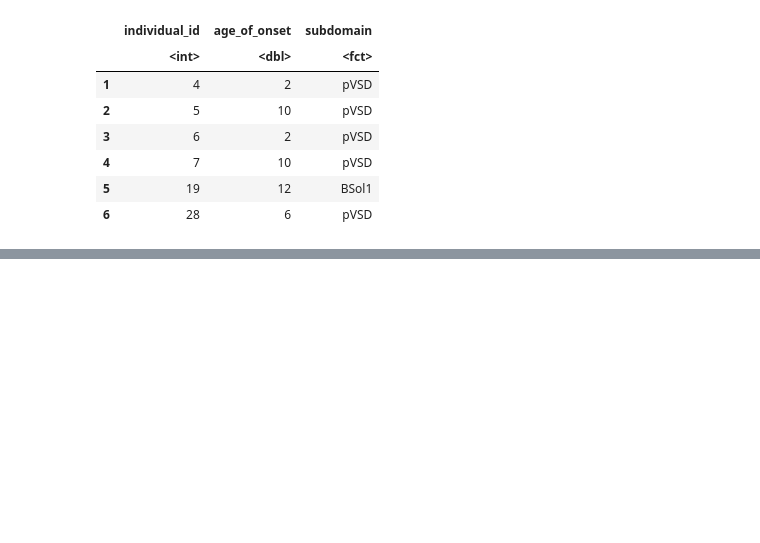
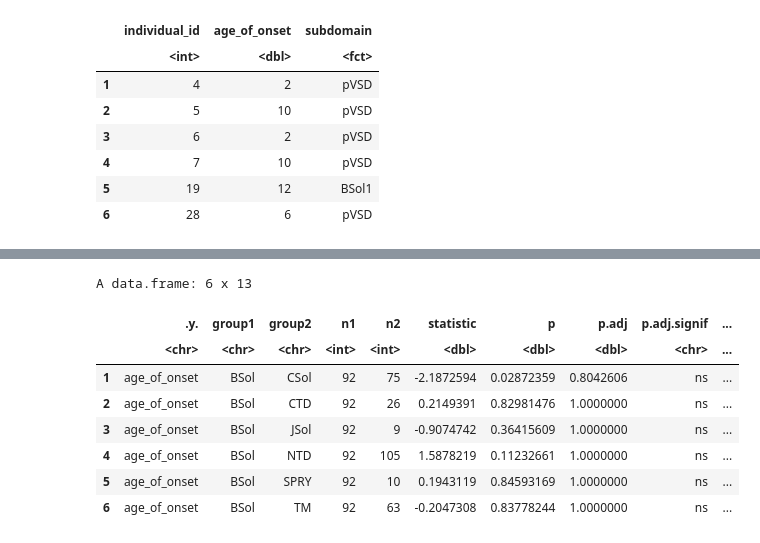
Before and after one commit to alexdaiii/cpvt_database_analysis, a Jupyter notebook: r_notebooks/analysis_2.r.ipynb, the cells around one changed output, grey strips where cells are left out. Cells and saved outputs as stored; diff of their text form; code cells hidden in the pictures; blank space fills up the shorter version.

```diff
--- a/r_notebooks/analysis_2.r.ipynb
+++ b/r_notebooks/analysis_2.r.ipynb
@@ -115,0 +243,46 @@ ERROR: Error: Grouping variable y must have exactly 2 levels.
+# %%
+domain_factors <- levels(domain_df$domain)
+c2_domain <- combn(domain_factors, 2, simplify = FALSE)
+d_domain <- dunn_test(age_of_onset ~ domain, data = domain_df, p.adjust.method = "bonferroni")
+
+# convert the dunn test results to a data frame
+d_domain_df <- as.data.frame(d_domain)
+# add columns, r_rank_biserial, CI, CI_low, CI_high
+d_domain_df$r_rank_biserial <- NA
+d_domain_df$CI <- NA
+d_domain_df$CI_low <- NA
+d_domain_df$CI_high <- NA
+
+
+for (i in seq_along(c2_domain)) {
+  domain1 <- c2_domain[[i]][1]
+  domain2 <- c2_domain[[i]][2]
+
+  # filter the data
+  x_domain <- domain_df[domain_df$domain == domain1, "age_of_onset", drop = FALSE]
+  y_domain <- domain_df[domain_df$domain == domain2, "age_of_onset", drop = FALSE]
+
+  # calculate the effect size
+  eff_size_domain <- rank_biserial(x = x_domain$age_of_onset, y = y_domain$age_of_onset)
+
+  # Store the effect size with the dunn test results
+  rows_to_update_domain <- d_domain_df$group1 == domain1 & d_domain_df$group2 == domain2 |
+    d_domain_df$group1 == domain2 & d_domain_df$group2 == domain1
+
+  d_domain_df[rows_to_update_domain, "r_rank_biserial"] <- eff_size_domain$r_rank_biserial
+  d_domain_df[rows_to_update_domain, "CI"] <- eff_size_domain$CI
+  d_domain_df[rows_to_update_domain, "CI_low"] <- eff_size_domain$CI_low
+  d_domain_df[rows_to_update_domain, "CI_high"] <- eff_size_domain$CI_high
+}
+
+head(d_domain_df)
+# %% [output]
+A data.frame: 6 x 13
+|  | .y. | group1 | group2 | n1 | n2 | statistic | p | p.adj | p.adj.signif | ... |
+|  | <chr> | <chr> | <chr> | <int> | <int> | <dbl> | <dbl> | <dbl> | <chr> | ... |
+| 1 | age_of_onset | BSol | CSol | 92 | 75 | -2.1872594 | 0.02872359 | 0.8042606 | ns | ... |
+| 2 | age_of_onset | BSol | CTD | 92 | 26 | 0.2149391 | 0.82981476 | 1.0000000 | ns | ... |
+| 3 | age_of_onset | BSol | JSol | 92 | 9 | -0.9074742 | 0.36415609 | 1.0000000 | ns | ... |
+| 4 | age_of_onset | BSol | NTD | 92 | 105 | 1.5878219 | 0.11232661 | 1.0000000 | ns | ... |
+| 5 | age_of_onset | BSol | SPRY | 92 | 10 | 0.1943119 | 0.84593169 | 1.0000000 | ns | ... |
+| 6 | age_of_onset | BSol | TM | 92 | 63 | -0.2047308 | 0.83778244 | 1.0000000 | ns | ... |
```
Also changed, not shown: parts of 13 cells of this notebook.
